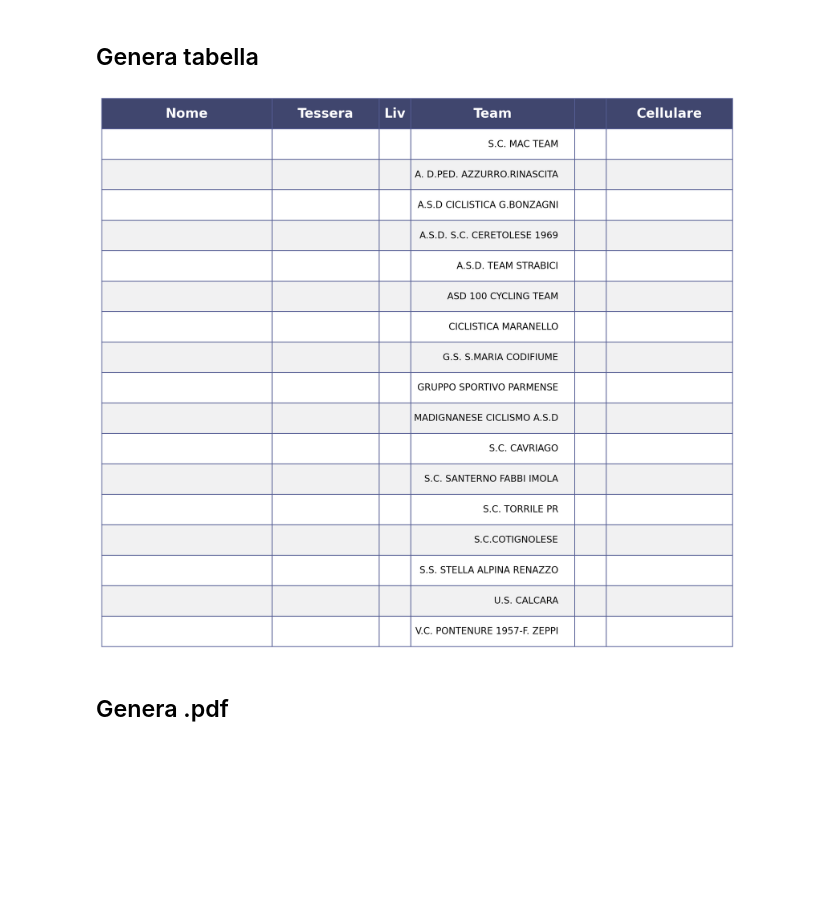
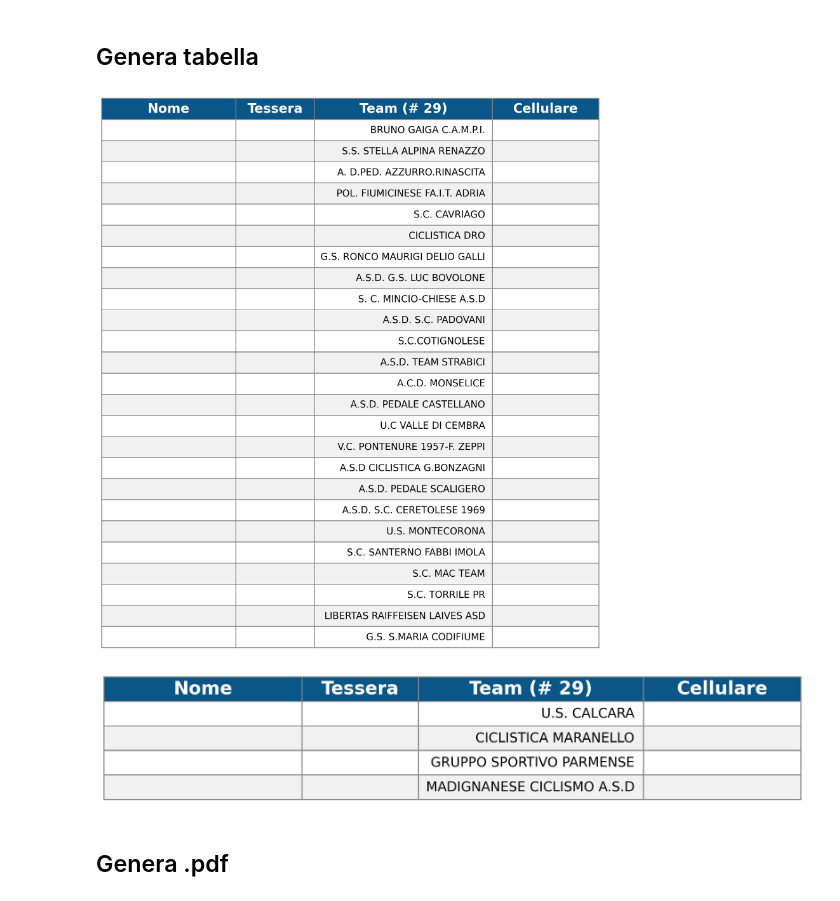
Before and after one commit to nicoborghi/commissaire, a Jupyter notebook: FCI_ElencoDS.ipynb, the cells around one changed output. Cells and saved outputs as stored; diff of their text form; code cells hidden in the pictures; blank space fills up the shorter version.

```diff
--- a/FCI_ElencoDS.ipynb
+++ b/FCI_ElencoDS.ipynb
@@ -40 +44,6 @@ df["Nome"]  = ["      "]*N
 df.fillna('', inplace=True)
+# %%
+df = pd.read_excel(dir_iscritti)
+(df["Categoria"]=="AL").sum()
+
+df[df["Categoria"]=="JU"]
@@ -41,33 +60,53 @@ df.fillna('', inplace=True)
 # %% [markdown]
 ## Genera tabella
 # %%
-edge_color      = '#565e94'
-header_color    = '#40466e'
-row_colors      = ['#f1f1f2', 'w']
-row_height      = 0.6
-
-fig, ax = plt.subplots(figsize=(11.69, N*row_height), dpi=200)
-ax.axis('off')
 
 
-mpl_table = ax.table(cellText=df.values, colLabels=df.columns,
-                      bbox=[0,0,1,1], colWidths=[0.27, 0.17, 0.05, 0.26, 0.05, 0.20])
-mpl_table.auto_set_font_size(False)
-mpl_table.set_fontsize(12)
+def generate_table(df, fname):
+    edge_color      = '#858687'
+    header_color    = '#0a5688'
+    row_colors      = ['#f1f1f2', 'w']
+    row_height      = 0.53
+    # colWidths       = [0.27, 0.17, 0.05, 0.26, 0.05, 0.20]
+    colWidths       = [0.29, 0.17, 0.31, 0.23]
 
-for k, index in enumerate(mpl_table._cells):
-    cell = mpl_table._cells[index]
-    cell.set_edgecolor(edge_color)
-    if index[0]==0:
-        cell.set_text_props(weight='bold', color='w', size=17)
-        cell.set_facecolor(header_color)
-    else:
-        cell.set_facecolor(row_colors[index[0]%len(row_colors) ])
+    fig, ax = plt.subplots(figsize=(11.69, len(df)*row_height), dpi=200)
+    ax.axis('off')
+    mpl_table = ax.table(cellText=df.values, colLabels=df.columns, bbox=[0,0,1,1], colWidths=colWidths)
+    mpl_table.auto_set_font_size(False)
+    mpl_table.set_fontsize(12.5)
+    mpl_table.auto_set_column_width(col=2)
+    mpl_table.AXISPAD = 0.0005
 
-plt.tight_layout()
-plt.savefig("/home/nic/al/commissaire/tmp/{:s}.png".format(FILENAME))
+
+    for k, index in enumerate(mpl_table._cells):
+        cell = mpl_table._cells[index]
+        cell.set_edgecolor(edge_color)
+        cell.PAD = 0.04
+        if index[0]==0:
+            cell.set_text_props(weight='bold', color='w', size=17)
+            cell.set_facecolor(header_color)
+        else:
+            cell.set_facecolor(row_colors[index[0]%len(row_colors) ])
+
+    strFile = "/home/nic/al/commissaire/tmp/{:s}.png".format(fname)
+    if os.path.isfile(strFile):
+        os.remove(strFile) # Opt.: os.system("rm " + strFile)
+    # plt.tight_layout()
+    plt.savefig(strFile,bbox_inches="tight")
+
+
+N_split = 25
+
+if N<N_split:
+    generate_table(df, fname=FILENAME)
+
+else:
+    generate_table(df[:N_split], fname=FILENAME)
+    generate_table(df[N_split:], fname=FILENAME+"_2")
 # %% [output]
-[figure, old version]
+[figure, new version]
+[figure, added]
 # %% [markdown]
 ## Genera .pdf
 # %%
```
Also changed, not shown: parts of 5 cells of this notebook, 10 other files.
